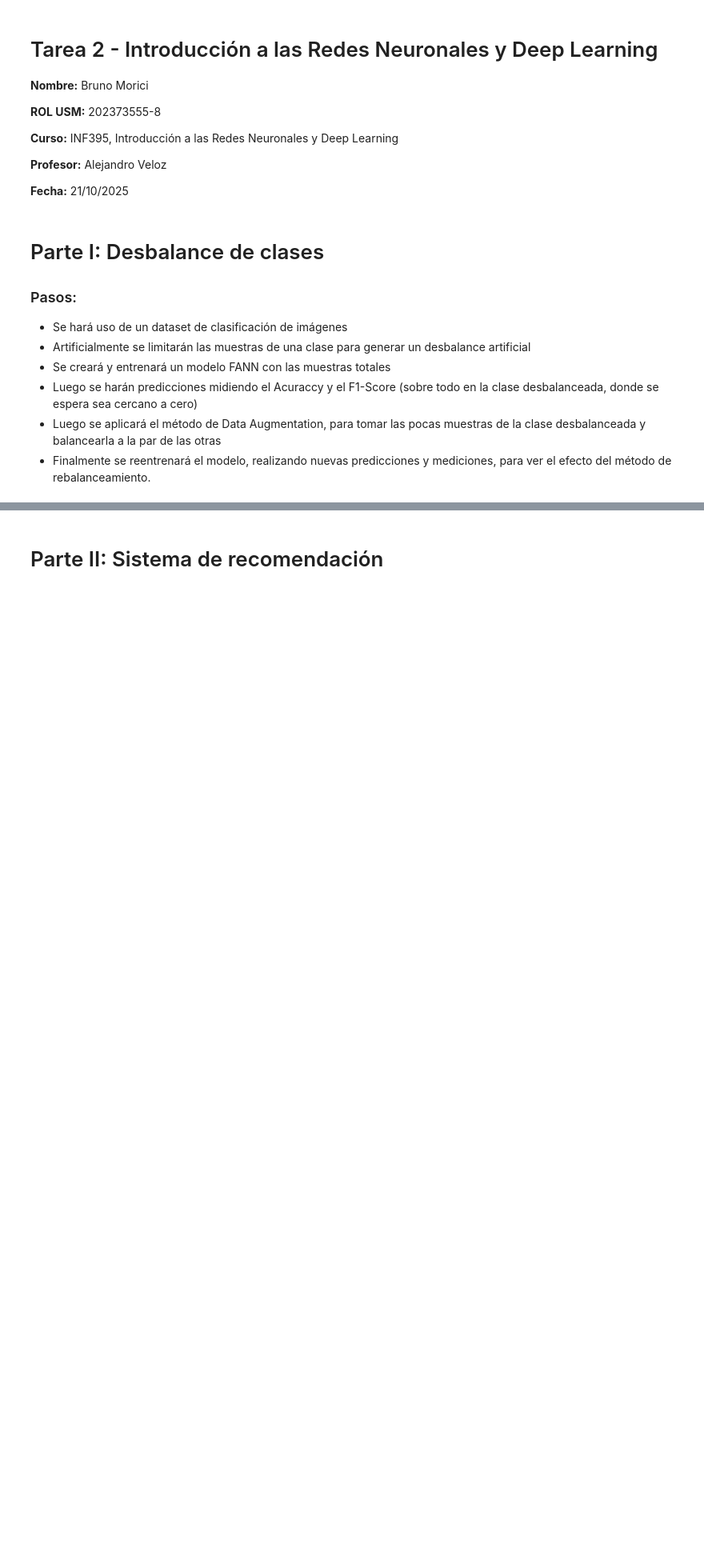
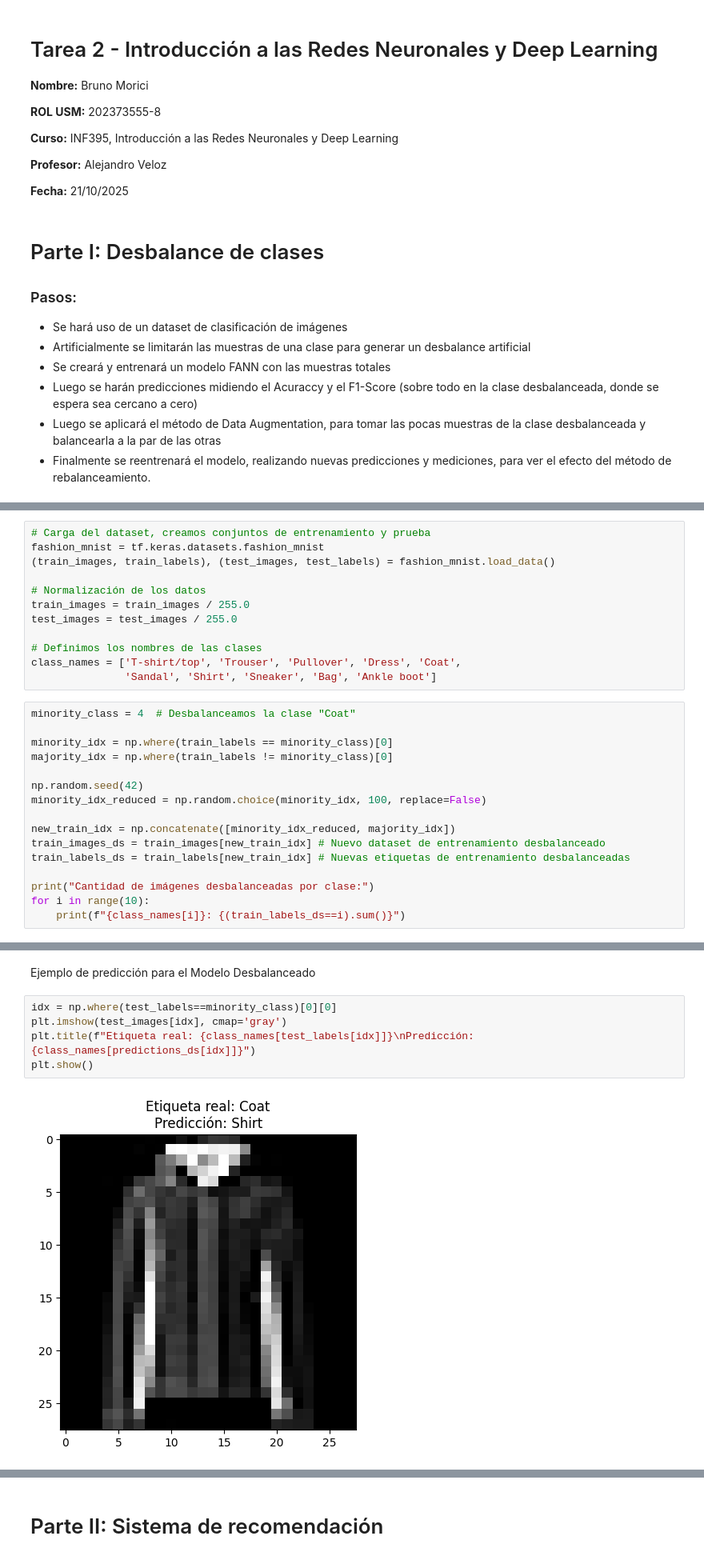
Before and after one commit to moriciii3/tareas_ML_DL_NN, a Jupyter notebook: tarea_2/morici_bruno_tarea2.ipynb, the cells around one changed output, grey strips where cells are left out. Shown: that part at 80% size. Saved outputs shown, nothing was run; the diff lists cells and outputs as text; blank space fills up the shorter version.

Commit message:
Pregunta 1 desbalance de clases terminada

```diff
--- a/tarea_2/morici_bruno_tarea2.ipynb
+++ b/tarea_2/morici_bruno_tarea2.ipynb
@@ -22,0 +30,28 @@
+# %%
+# Carga del dataset, creamos conjuntos de entrenamiento y prueba
+fashion_mnist = tf.keras.datasets.fashion_mnist
+(train_images, train_labels), (test_images, test_labels) = fashion_mnist.load_data()
+
+# Normalización de los datos
+train_images = train_images / 255.0
+test_images = test_images / 255.0
+
+# Definimos los nombres de las clases
+class_names = ['T-shirt/top', 'Trouser', 'Pullover', 'Dress', 'Coat',
+               'Sandal', 'Shirt', 'Sneaker', 'Bag', 'Ankle boot']
+# %%
+minority_class = 4  # Desbalanceamos la clase "Coat"
+
+minority_idx = np.where(train_labels == minority_class)[0]
+majority_idx = np.where(train_labels != minority_class)[0]
+
+np.random.seed(42)
+minority_idx_reduced = np.random.choice(minority_idx, 100, replace=False)
+
+new_train_idx = np.concatenate([minority_idx_reduced, majority_idx])
+train_images_ds = train_images[new_train_idx] # Nuevo dataset de entrenamiento desbalanceado
+train_labels_ds = train_labels[new_train_idx] # Nuevas etiquetas de entrenamiento desbalanceadas
+
+print("Cantidad de imágenes desbalanceadas por clase:")
+for i in range(10):
+    print(f"{class_names[i]}: {(train_labels_ds==i).sum()}")
@@ -22,0 +119,9 @@
+# %% [markdown]
+Ejemplo de predicción para el Modelo Desbalanceado
+# %%
+idx = np.where(test_labels==minority_class)[0][0]
+plt.imshow(test_images[idx], cmap='gray')
+plt.title(f"Etiqueta real: {class_names[test_labels[idx]]}\nPredicción: {class_names[predictions_ds[idx]]}")
+plt.show()
+# %% [output]
+[figure, added]
```
Also changed, not shown: parts of 23 cells of this notebook.
